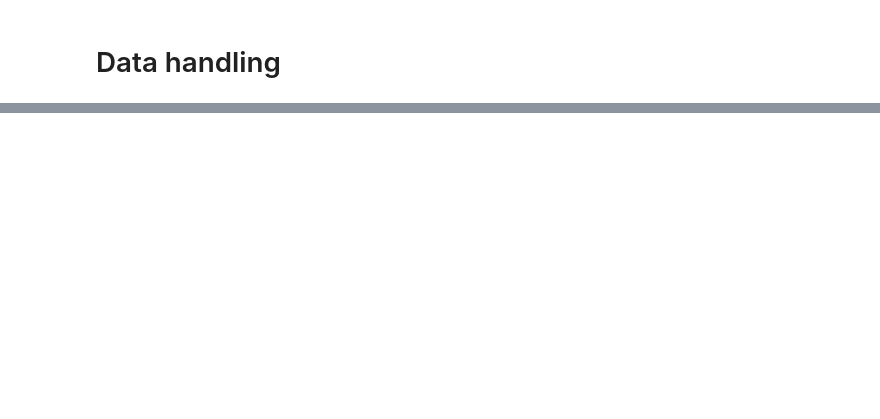
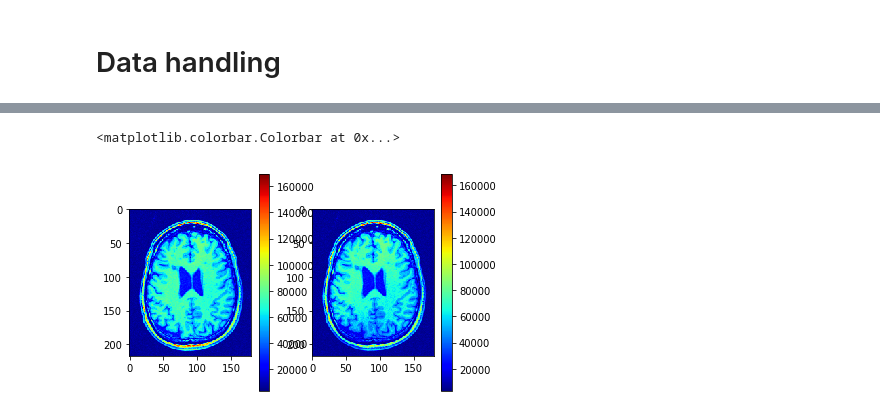
Before and after one commit to amritkumar9595/calgary_midl, a Jupyter notebook: pretext tasks.ipynb, the cells around one changed output, grey strips where cells are left out. Saved outputs shown, nothing was run; the diff lists cells and outputs as text; code cells hidden in the pictures; blank space fills up the shorter version.

```diff
--- a/pretext tasks.ipynb
+++ b/pretext tasks.ipynb
@@ -712,0 +740,13 @@ plt.colorbar()
+# %%
+gs3 = gridspec.GridSpec(1, 2)
+img_gt = T.root_sum_of_squares(T.complex_abs(T.ifft2_np(ksp_t)))
+img_gt0 = T.root_sum_of_squares(T.complex_abs(T.ifft2_np(ksp_t0)))
+plt.subplot(gs3[0])
+plt.imshow(img_gt,cmap='jet')
+plt.colorbar()
+plt.subplot(gs3[1])
+plt.imshow(img_gt0,cmap='jet')
+plt.colorbar()
+# %% [output]
+<matplotlib.colorbar.Colorbar at 0x...>
+[figure, added]
```
Also changed, not shown: parts of 25 cells of this notebook, 5 other files.
